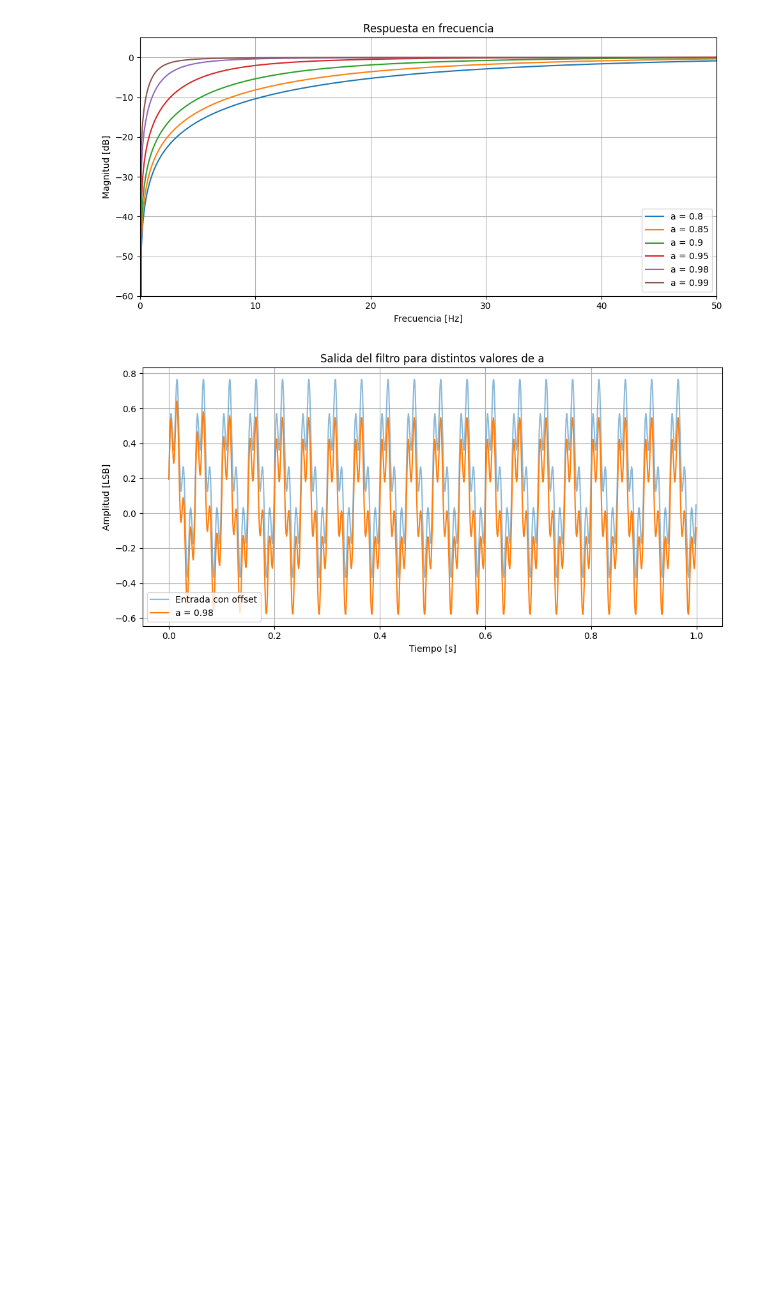
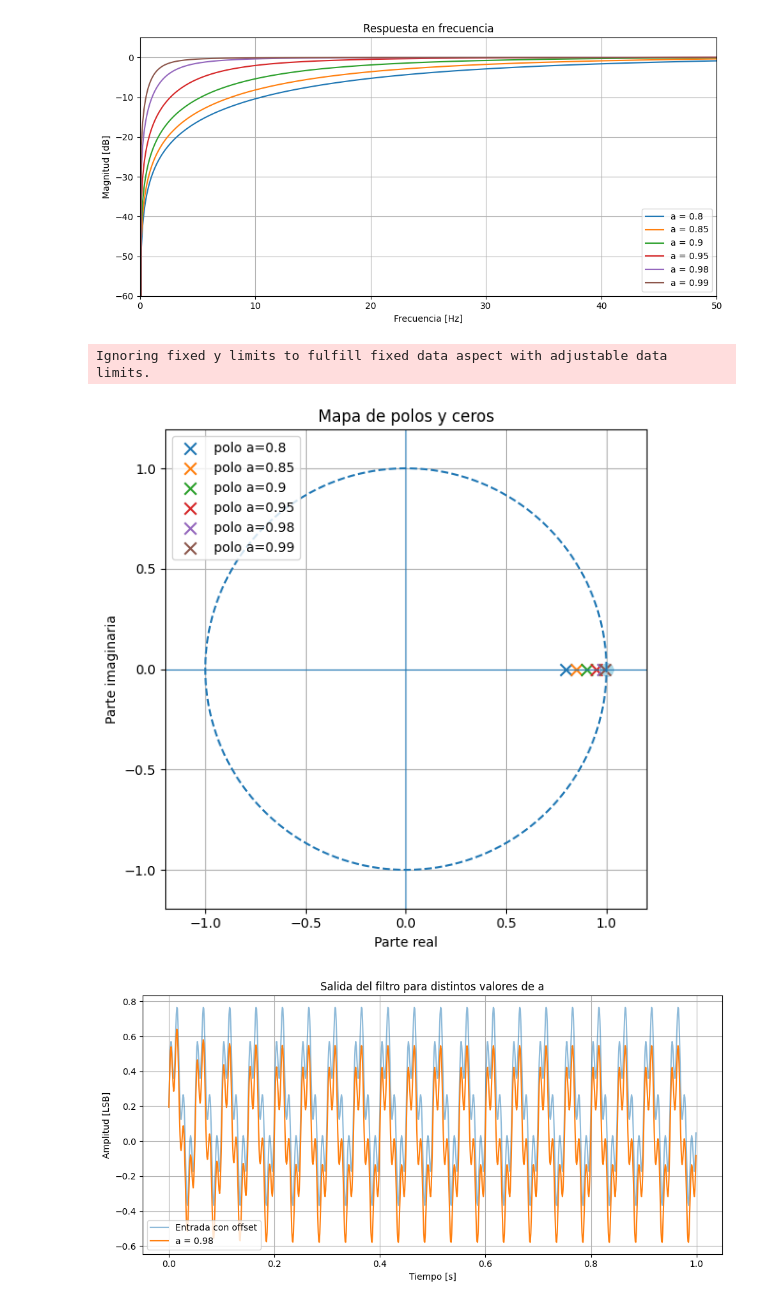
Before and after one commit to dlugano32/VLSI_2026, a Jupyter notebook: TP1_FIR_IIR/iir/iir_design.ipynb, the cells around one changed output. Saved outputs shown, nothing was run; the diff lists cells and outputs as text; code cells hidden in the pictures; blank space fills up the shorter version.

```diff
--- a/TP1_FIR_IIR/iir/iir_design.ipynb
+++ b/TP1_FIR_IIR/iir/iir_design.ipynb
@@ -157,6 +157,37 @@ plt.tight_layout()
 plt.show()
 # %% [output]
 [figure]
+# %%
+plt.figure(figsize=(6, 6))
+
+# Círculo unitario
+theta = np.linspace(0, 2*np.pi, 512)
+plt.plot(np.cos(theta), np.sin(theta), "--")
+
+for a in A_VALUES:
+    num, den = dc_blocker_coefficients(a)
+
+    zeros = np.roots(num)
+    poles = np.roots(den)
+
+    plt.scatter(np.real(zeros), np.imag(zeros), marker="o", facecolors="lightblue", s=80)
+    plt.scatter(np.real(poles), np.imag(poles), marker="x", s=80, label=f"polo a={a}")
+
+plt.axhline(0, linewidth=0.8)
+plt.axvline(0, linewidth=0.8)
+plt.title("Mapa de polos y ceros")
+plt.xlabel("Parte real")
+plt.ylabel("Parte imaginaria")
+plt.grid(True)
+plt.axis("equal")
+plt.xlim(-1.2, 1.2)
+plt.ylim(-1.2, 1.2)
+plt.legend(loc="upper left")
+plt.tight_layout()
+plt.show()
+# %% [output]
+Ignoring fixed y limits to fulfill fixed data aspect with adjustable data limits.
+[figure, added]
 # %%
 plt.figure(figsize=(10, 5))
 
```
Also changed, not shown: parts of 5 cells of this notebook, 15 other files.
